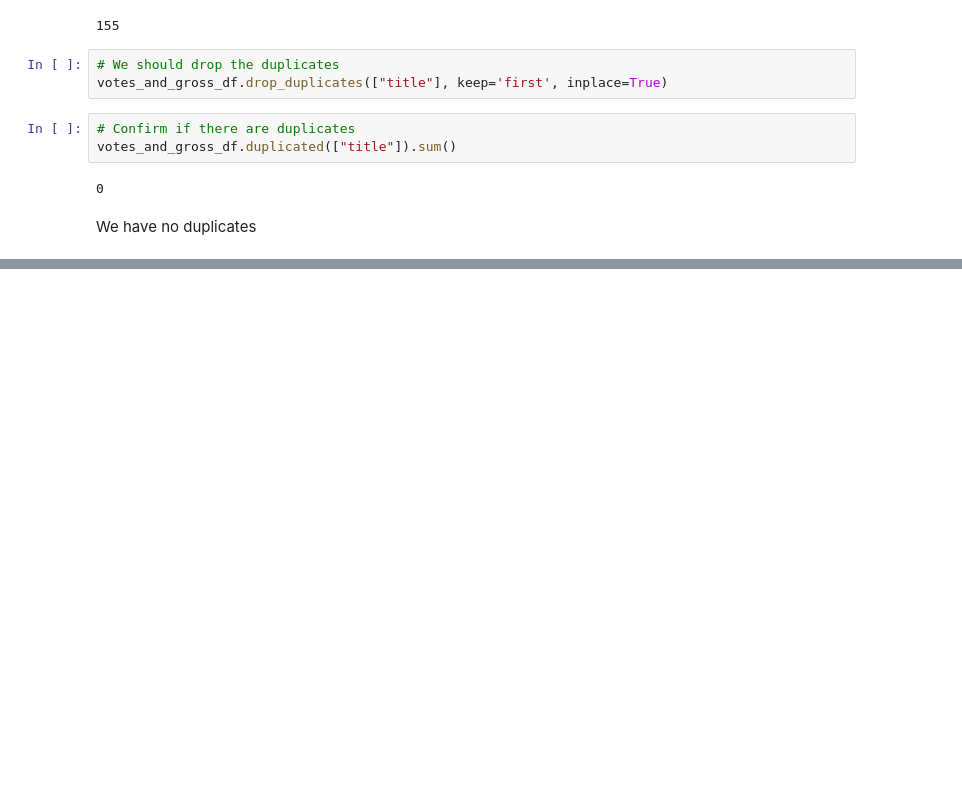
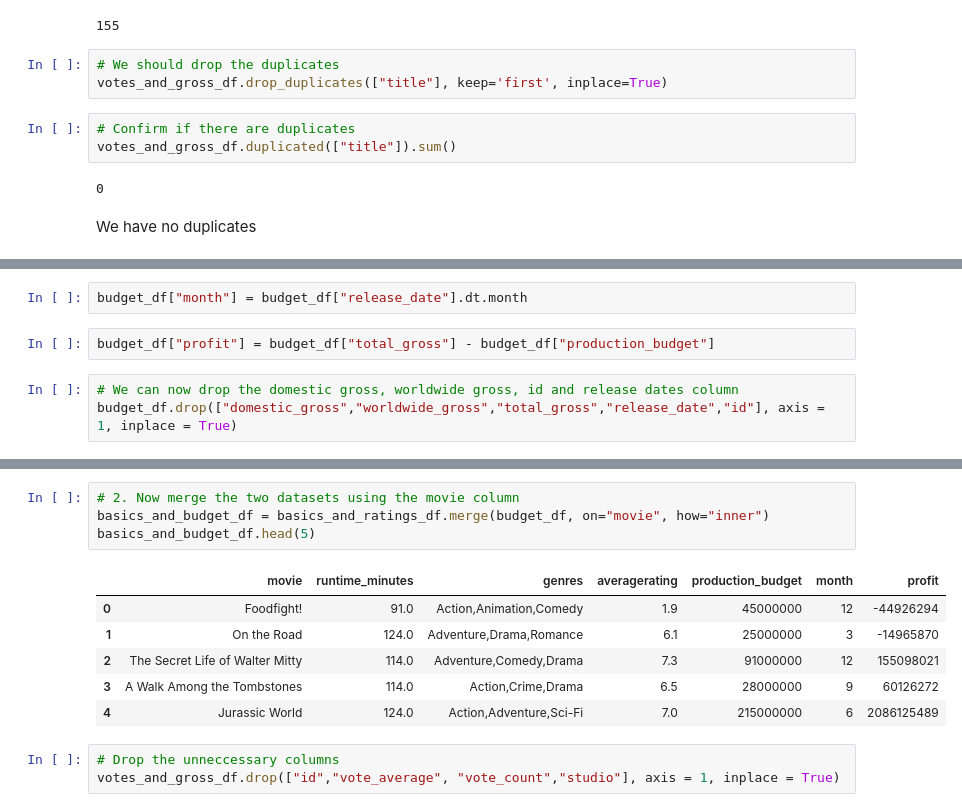
Before and after one commit to Deborah-Okeyo/group-eight-project, a Jupyter notebook: index.ipynb, the cells around one changed output, grey strips where cells are left out. Saved outputs shown, nothing was run; the diff lists cells and outputs as text; blank space fills up the shorter version.

```diff
--- a/index.ipynb
+++ b/index.ipynb
@@ -575,0 +588,7 @@ We have no duplicates
+# %%
+budget_df["month"] = budget_df["release_date"].dt.month
+# %%
+budget_df["profit"] = budget_df["total_gross"] - budget_df["production_budget"]
+# %%
+# We can now drop the domestic gross, worldwide gross, id and release dates column
+budget_df.drop(["domestic_gross","worldwide_gross","total_gross","release_date","id"], axis = 1, inplace = True)
@@ -575,0 +607,14 @@ We have no duplicates
+# %%
+# 2. Now merge the two datasets using the movie column
+basics_and_budget_df = basics_and_ratings_df.merge(budget_df, on="movie", how="inner")
+basics_and_budget_df.head(5)
+# %% [output]
+|  | movie | runtime_minutes | genres | averagerating | production_budget | month | profit |
+| 0 | Foodfight! | 91.0 | Action,Animation,Comedy | 1.9 | 45000000 | 12 | -44926294 |
+| 1 | On the Road | 124.0 | Adventure,Drama,Romance | 6.1 | 25000000 | 3 | -14965870 |
+| 2 | The Secret Life of Walter Mitty | 114.0 | Adventure,Comedy,Drama | 7.3 | 91000000 | 12 | 155098021 |
+| 3 | A Walk Among the Tombstones | 114.0 | Action,Crime,Drama | 6.5 | 28000000 | 9 | 60126272 |
+| 4 | Jurassic World | 124.0 | Action,Adventure,Sci-Fi | 7.0 | 215000000 | 6 | 2086125489 |
+# %%
+# Drop the unneccessary columns
+votes_and_gross_df.drop(["id","vote_average", "vote_count","studio"], axis = 1, inplace = True)
```
Also changed, not shown: parts of 7 cells of this notebook.
